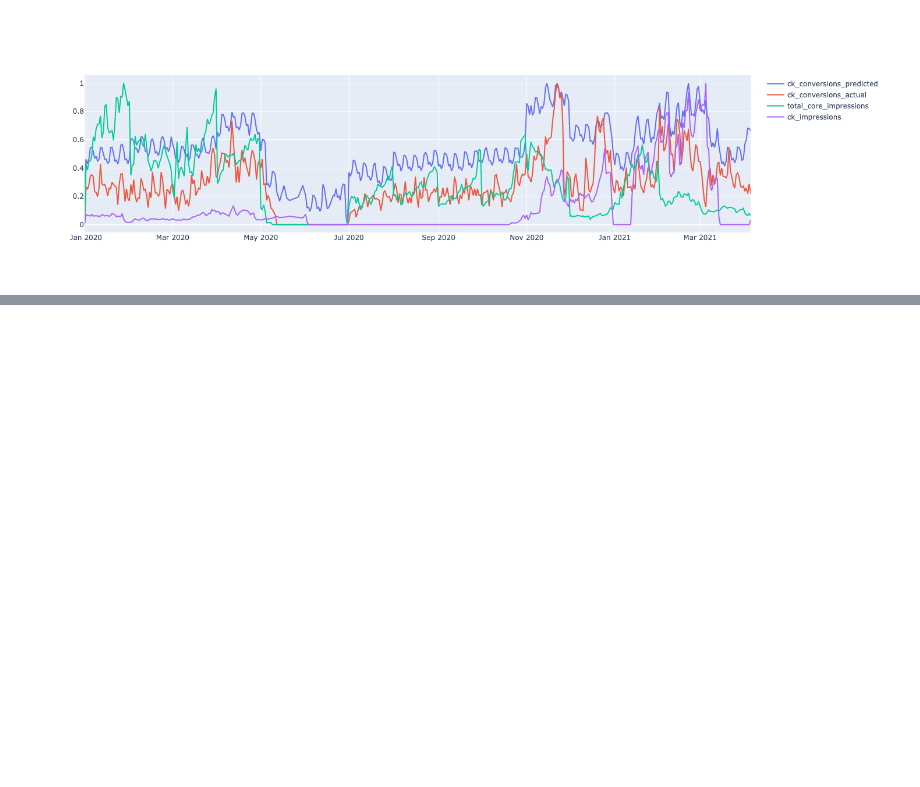
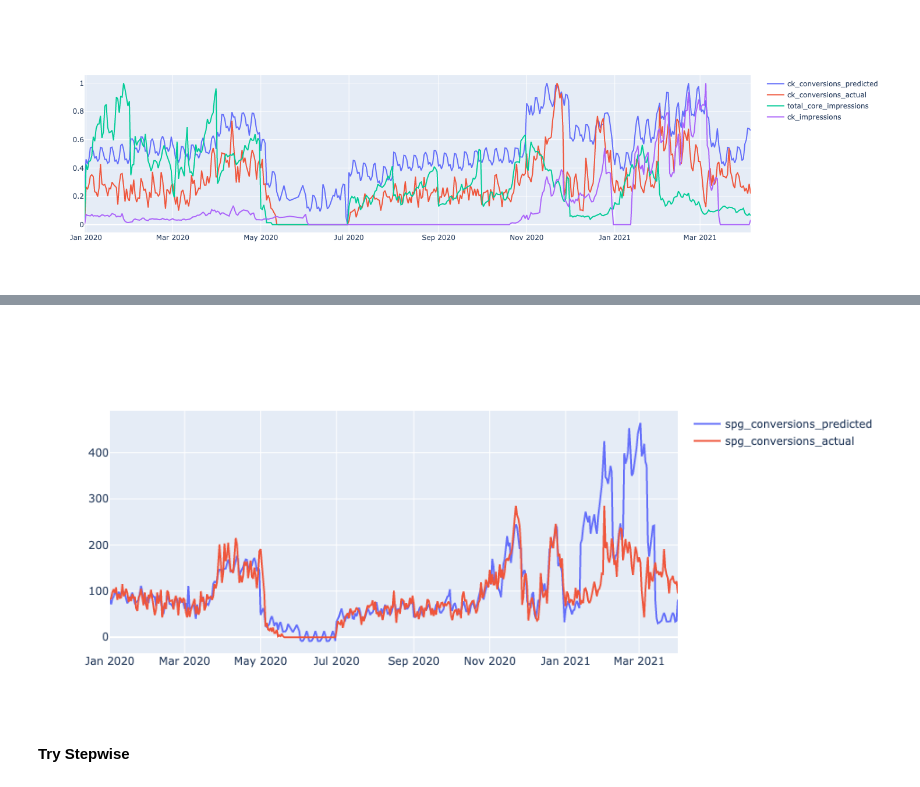
Before and after one commit to LucasCMazzotti/NYT, a Jupyter notebook: cross-sell-exploration.ipynb, the cells around one changed output, grey strips where cells are left out. Cells and saved outputs as stored; diff of their text form; code cells hidden in the pictures; blank space fills up the shorter version.

Commit message:
tried stepwise... not successful lol. also added some functions

```diff
--- a/cross-sell-exploration.ipynb
+++ b/cross-sell-exploration.ipynb
@@ -880,0 +875,2 @@ fig.show()
+# %%
+df['spg_conversions_all'] = df[[col for col in df.columns if 'spg_conversions' in col]].sum(axis=1)
@@ -880,0 +1009,8 @@ fig.show()
+# %%
+X_train = sm.add_constant(X_train)
+X_test = sm.add_constant(X_test)
+
+
+ols = sm.OLS(y_train, X_train).fit()
+
+ols.summary()
@@ -880,0 +1052,39 @@ fig.show()
+# %%
+#####################################
+# TRAIN
+######################################
+
+train_ols_y_pred = ols.predict(X_train)
+
+train_ols_vis = X_train.copy()
+train_ols_vis['y_pred'] = train_ols_y_pred
+train_ols_vis['y_actual'] = y_train
+
+#####################################
+# TEST
+######################################
+test_ols_y_pred = ols.predict(X_test)
+
+test_ols_vis = X_test.copy()
+test_ols_vis['y_pred'] = test_ols_y_pred
+test_ols_vis['y_actual'] = y_test
+
+######################################
+# COMBINE
+######################################
+
+ols_vis = pd.concat([train_ols_vis,test_ols_vis])
+# %%
+fig = go.Figure()
+fig.add_trace(go.Scatter(x=ols_vis.index, y=ols_vis['y_pred'],
+                    mode='lines',
+                    name='spg_conversions_predicted'))
+fig.add_trace(go.Scatter(x=ols_vis.index, y=ols_vis['y_actual'],
+                    mode='lines',
+                    name='spg_conversions_actual'))
+
+fig.show()
+# %% [output]
+[figure, added]
+# %% [markdown]
+__Try Stepwise__
```
Also changed, not shown: parts of 35 cells of this notebook.
